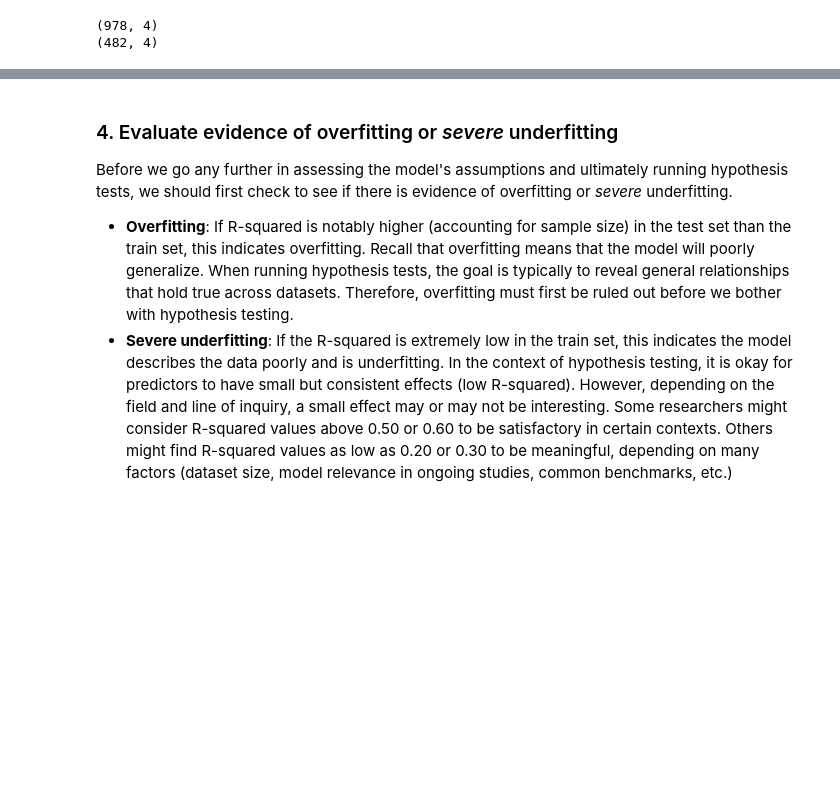
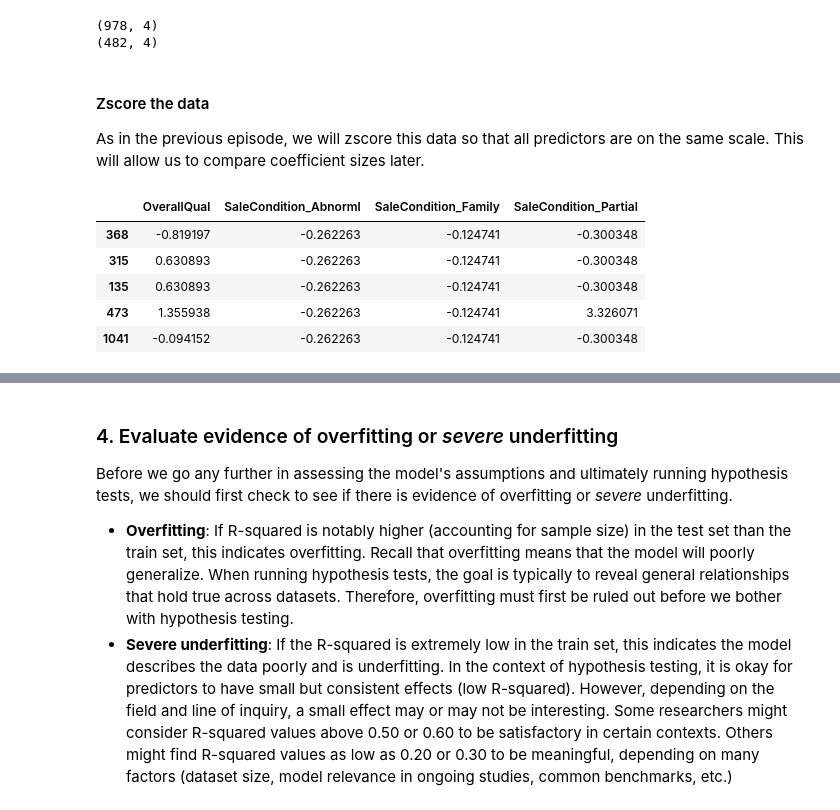
Before and after one commit to carpentries-incubator/high-dimensional-analysis-in-python, a Jupyter notebook: code/05-Regression-assumptions.ipynb, the cells around one changed output, grey strips where cells are left out. Saved outputs shown, nothing was run; the diff lists cells and outputs as text; code cells hidden in the pictures; blank space fills up the shorter version.

```diff
--- a/code/05-Regression-assumptions.ipynb
+++ b/code/05-Regression-assumptions.ipynb
@@ -287,6 +286,21 @@ print(X_test.shape)
 # %% [output]
 (978, 4)
 (482, 4)
+# %% [markdown]
+#### Zscore the data
+As in the previous episode, we will zscore this data so that all predictors are on the same scale. This will allow us to compare coefficient sizes later.
+# %%
+from preprocessing import zscore
+X_train_z = zscore(df=X_train, train_means=X_train.mean(), train_stds=X_train.std())
+X_test_z = zscore(df=X_test, train_means=X_train.mean(), train_stds=X_train.std())
+X_train_z.head()
+# %% [output]
+|  | OverallQual | SaleCondition_Abnorml | SaleCondition_Family | SaleCondition_Partial |
+| 368 | -0.819197 | -0.262263 | -0.124741 | -0.300348 |
+| 315 | 0.630893 | -0.262263 | -0.124741 | -0.300348 |
+| 135 | 0.630893 | -0.262263 | -0.124741 | -0.300348 |
+| 473 | 1.355938 | -0.262263 | -0.124741 | 3.326071 |
+| 1041 | -0.094152 | -0.262263 | -0.124741 | -0.300348 |
 # %%
 import statsmodels.api as sm
 
```
Also changed, not shown: parts of 17 cells of this notebook, 22 other files.
